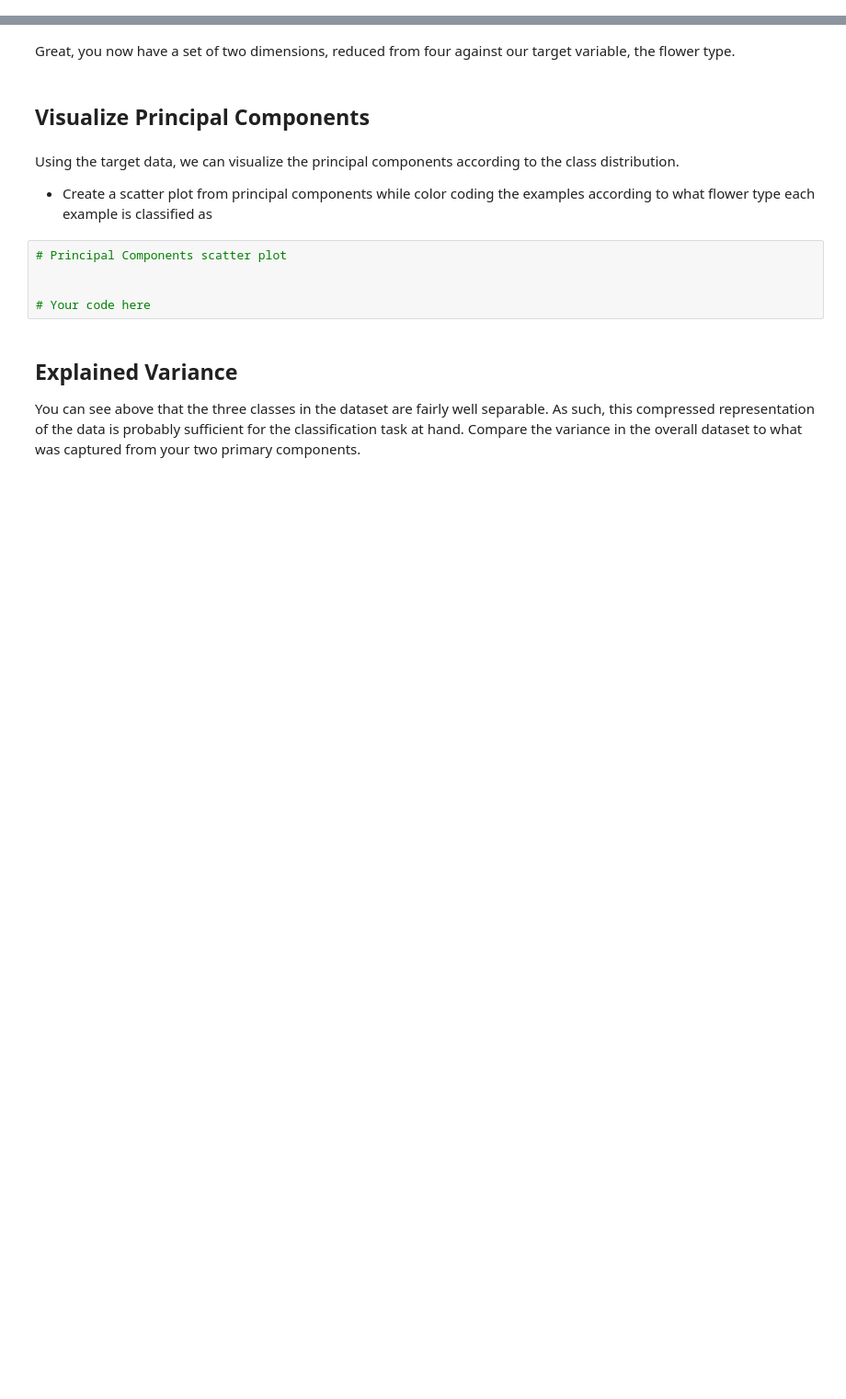
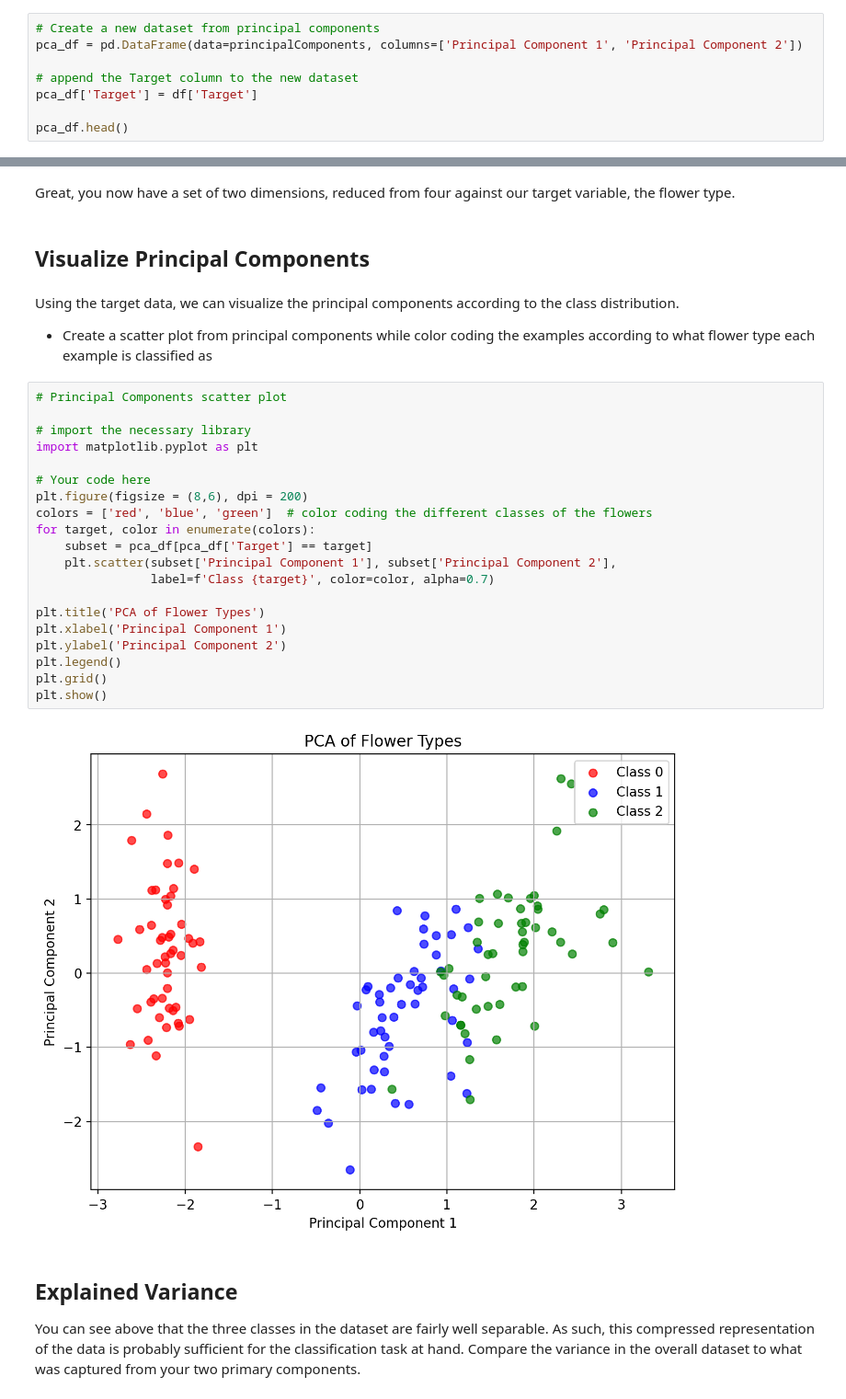
Before and after one commit to Philipmwasi/PCA, a Jupyter notebook: dsc-pca-in-scikitlearn-lab-master/index.ipynb, the cells around one changed output, grey strips where cells are left out. Shown at 92% size. Cells and saved outputs as stored; diff of their text form; blank space fills up the shorter version.

```diff
--- a/dsc-pca-in-scikitlearn-lab-master/index.ipynb
+++ b/dsc-pca-in-scikitlearn-lab-master/index.ipynb
@@ -93,0 +89,8 @@ principalComponents.shape
+# %%
+# Create a new dataset from principal components
+pca_df = pd.DataFrame(data=principalComponents, columns=['Principal Component 1', 'Principal Component 2'])
+
+# append the Target column to the new dataset
+pca_df['Target'] = df['Target']
+
+pca_df.head()
@@ -98,11 +108,28 @@ Great, you now have a set of two dimensions, reduced from four against our targe
 # %% [markdown]
 Using the target data, we can visualize the principal components according to the class distribution.
 - Create a scatter plot from principal components while color coding the examples according to what flower type each example is classified as
-# %%
-# Principal Components scatter plot
-
-
-# Your code here
+# %%
+# Principal Components scatter plot
+
+# import the necessary library
+import matplotlib.pyplot as plt
+
+# Your code here
+plt.figure(figsize = (8,6), dpi = 200)
+colors = ['red', 'blue', 'green']  # color coding the different classes of the flowers
+for target, color in enumerate(colors):
+    subset = pca_df[pca_df['Target'] == target]
+    plt.scatter(subset['Principal Component 1'], subset['Principal Component 2'],
+                label=f'Class {target}', color=color, alpha=0.7)
+
+plt.title('PCA of Flower Types')
+plt.xlabel('Principal Component 1')
+plt.ylabel('Principal Component 2')
+plt.legend()
+plt.grid()
+plt.show()
+# %% [output]
+[figure, added]
 # %% [markdown]
 ## Explained Variance
 
```
Also changed, not shown: parts of 5 cells of this notebook.
